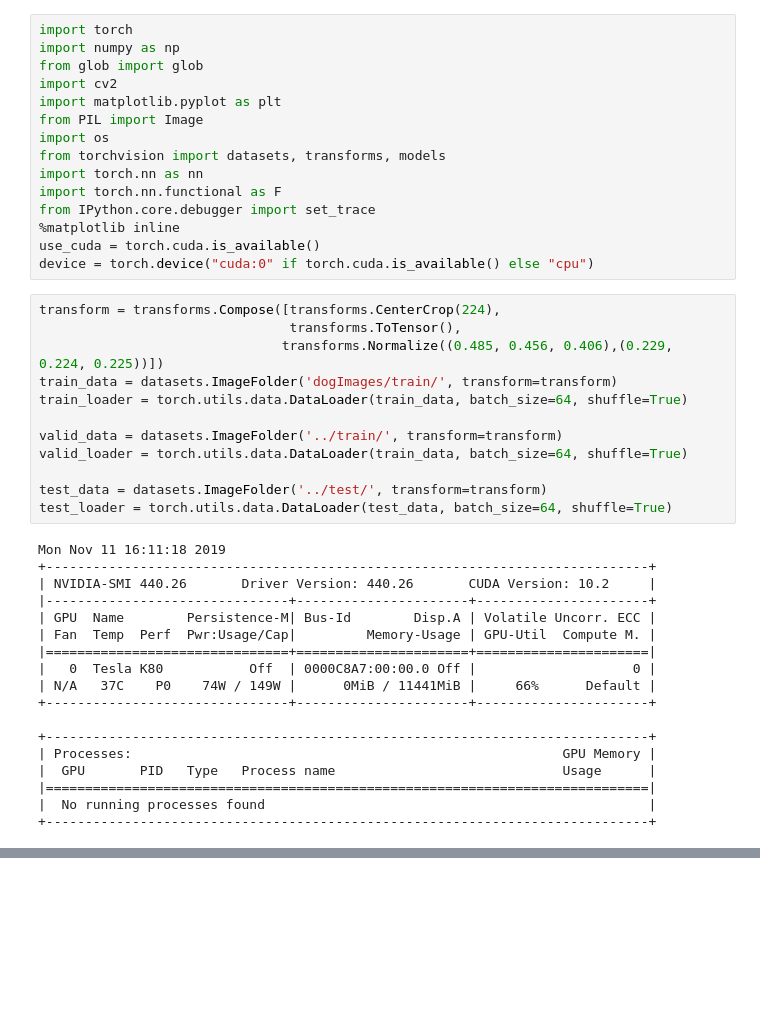
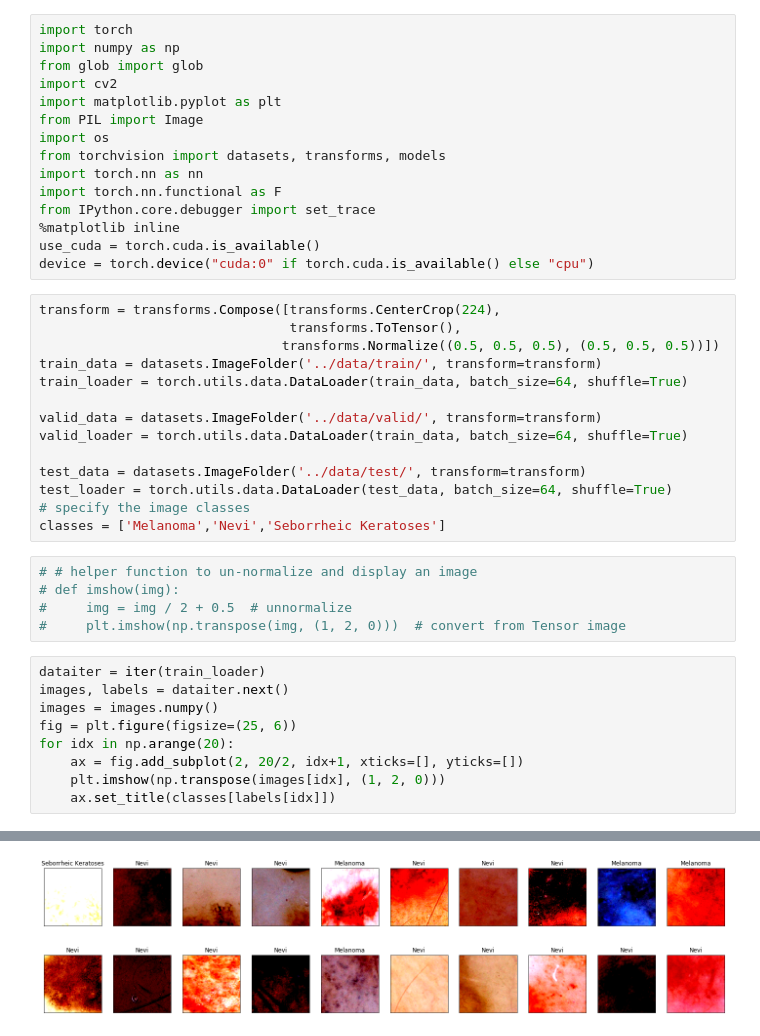
Before and after one commit to mrdvince/axon, a Jupyter notebook: dermatologist-ai/dermatologist-ai.ipynb, the cells around one changed output, grey strips where cells are left out. Saved outputs shown, nothing was run; the diff lists cells and outputs as text; blank space fills up the shorter version.

```diff
--- a/dermatologist-ai/dermatologist-ai.ipynb
+++ b/dermatologist-ai/dermatologist-ai.ipynb
@@ -16,30 +35,29 @@ device = torch.device("cuda:0" if torch.cuda.is_available() else "cpu")
 # %%
 transform = transforms.Compose([transforms.CenterCrop(224),
                                 transforms.ToTensor(),
-                               transforms.Normalize((0.485, 0.456, 0.406),(0.229, 0.224, 0.225))])
-train_data = datasets.ImageFolder('dogImages/train/', transform=transform)
+                               transforms.Normalize((0.5, 0.5, 0.5), (0.5, 0.5, 0.5))])
+train_data = datasets.ImageFolder('../data/train/', transform=transform)
 train_loader = torch.utils.data.DataLoader(train_data, batch_size=64, shuffle=True)
 
-valid_data = datasets.ImageFolder('../train/', transform=transform)
+valid_data = datasets.ImageFolder('../data/valid/', transform=transform)
 valid_loader = torch.utils.data.DataLoader(train_data, batch_size=64, shuffle=True)
 
-test_data = datasets.ImageFolder('../test/', transform=transform)
+test_data = datasets.ImageFolder('../data/test/', transform=transform)
 test_loader = torch.utils.data.DataLoader(test_data, batch_size=64, shuffle=True)
+# specify the image classes
+classes = ['Melanoma','Nevi','Seborrheic Keratoses']
-# %% [output]
-Mon Nov 11 16:11:18 2019
-+-----------------------------------------------------------------------------+
-| NVIDIA-SMI 440.26       Driver Version: 440.26       CUDA Version: 10.2     |
-|-------------------------------+----------------------+----------------------+
-| GPU  Name        Persistence-M| Bus-Id        Disp.A | Volatile Uncorr. ECC |
-| Fan  Temp  Perf  Pwr:Usage/Cap|         Memory-Usage | GPU-Util  Compute M. |
-|===============================+======================+======================|
-|   0  Tesla K80           Off  | 0000C8A7:00:00.0 Off |                    0 |
-| N/A   37C    P0    74W / 149W |      0MiB / 11441MiB |     66%      Default |
-+-------------------------------+----------------------+----------------------+
-
-+-----------------------------------------------------------------------------+
-| Processes:                                                       GPU Memory |
-|  GPU       PID   Type   Process name                             Usage      |
-|=============================================================================|
-|  No running processes found                                                 |
-+-----------------------------------------------------------------------------+
+# %%
+# # helper function to un-normalize and display an image
+# def imshow(img):
+#     img = img / 2 + 0.5  # unnormalize
+#     plt.imshow(np.transpose(img, (1, 2, 0)))  # convert from Tensor image
+# %%
+dataiter = iter(train_loader)
+images, labels = dataiter.next()
+images = images.numpy()
+fig = plt.figure(figsize=(25, 6))
+for idx in np.arange(20):
+    ax = fig.add_subplot(2, 20/2, idx+1, xticks=[], yticks=[])
+    plt.imshow(np.transpose(images[idx], (1, 2, 0)))
+    ax.set_title(classes[labels[idx]])
+# %% [output]
@@ -45,0 +84 @@ Mon Nov 11 16:11:18 2019
+[figure, added]
```
Also changed, not shown: parts of 3 cells of this notebook.
